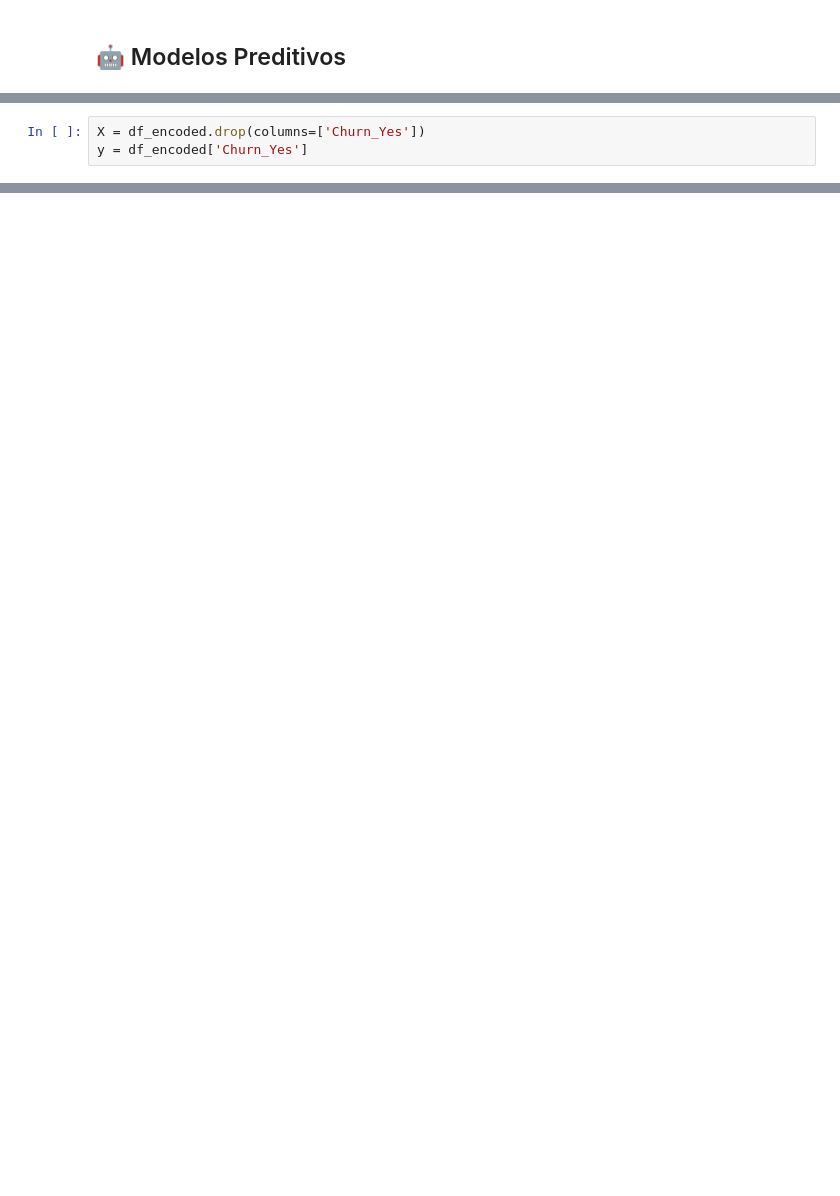
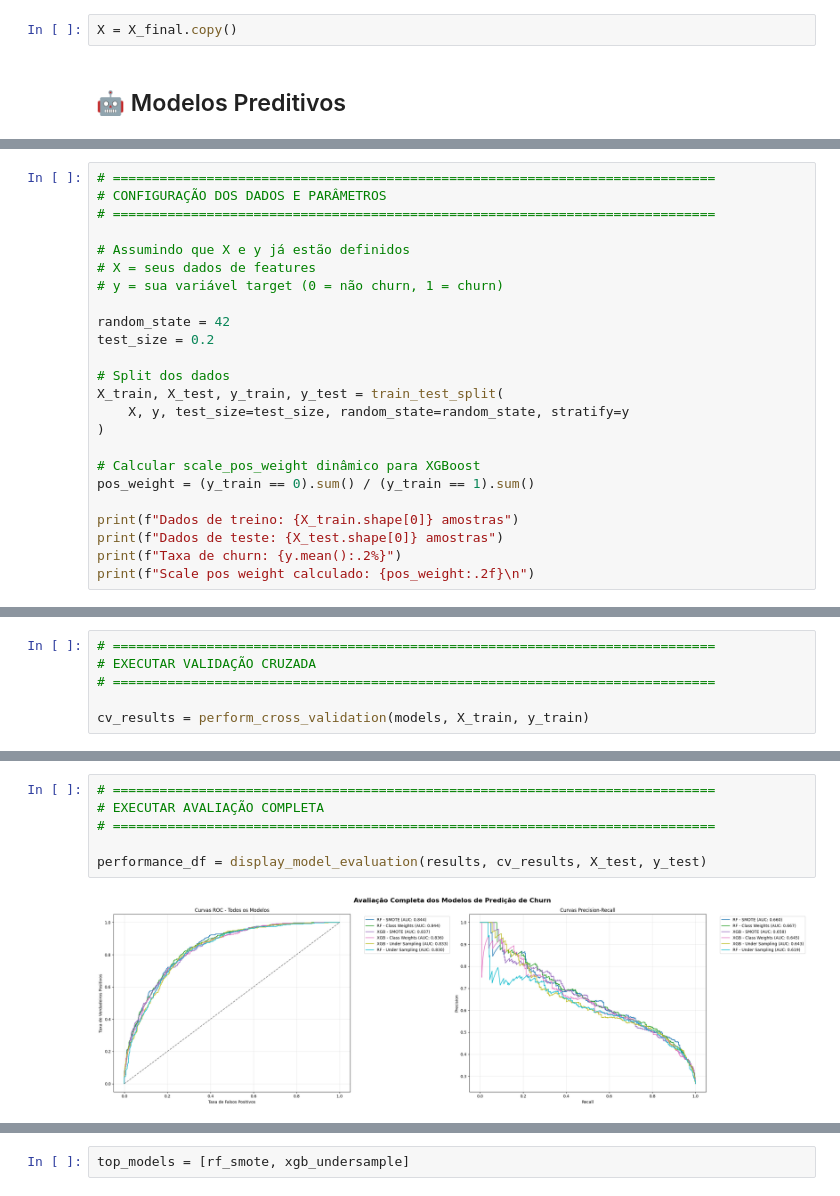
Before and after one commit to LucasEstevesCosta/churn-telecom_x, a Jupyter notebook: analise_telecon_x-pt2 (1).ipynb, the cells around one changed output, grey strips where cells are left out. Cells and saved outputs as stored; diff of their text form; blank space fills up the shorter version.

Commit message:
feature: model creation and analisys

```diff
--- a/analise_telecon_x-pt2 (1).ipynb
+++ b/analise_telecon_x-pt2 (1).ipynb
@@ -456,2 +399,4 @@ dados.head()
+# %%
+X = X_final.copy()
 # %% [markdown]
 ## 🤖 Modelos Preditivos
@@ -469,3 +402,0 @@ from sklearn.metrics import accuracy_score, confusion_matrix, classification_rep
-# %%
-X = df_encoded.drop(columns=['Churn_Yes'])
-y = df_encoded['Churn_Yes']
@@ -530,0 +415,24 @@ print(classification_report(y_test, y_pred_rf))
+# %%
+# =============================================================================
+# CONFIGURAÇÃO DOS DADOS E PARÂMETROS
+# =============================================================================
+
+# Assumindo que X e y já estão definidos
+# X = seus dados de features
+# y = sua variável target (0 = não churn, 1 = churn)
+
+random_state = 42
+test_size = 0.2
+
+# Split dos dados
+X_train, X_test, y_train, y_test = train_test_split(
+    X, y, test_size=test_size, random_state=random_state, stratify=y
+)
+
+# Calcular scale_pos_weight dinâmico para XGBoost
+pos_weight = (y_train == 0).sum() / (y_train == 1).sum()
+
+print(f"Dados de treino: {X_train.shape[0]} amostras")
+print(f"Dados de teste: {X_test.shape[0]} amostras")
+print(f"Taxa de churn: {y.mean():.2%}")
+print(f"Scale pos weight calculado: {pos_weight:.2f}\n")
@@ -530,0 +829,6 @@ print(classification_report(y_test, y_pred_rf))
+# %%
+# =============================================================================
+# EXECUTAR VALIDAÇÃO CRUZADA
+# =============================================================================
+
+cv_results = perform_cross_validation(models, X_train, y_train)
@@ -530,0 +853,8 @@ print(classification_report(y_test, y_pred_rf))
+# %%
+# =============================================================================
+# EXECUTAR AVALIAÇÃO COMPLETA
+# =============================================================================
+
+performance_df = display_model_evaluation(results, cv_results, X_test, y_test)
+# %% [output]
+[figure, added]
@@ -530,0 +880,2 @@ print(classification_report(y_test, y_pred_rf))
+# %%
+top_models = [rf_smote, xgb_undersample]
```
Also changed, not shown: parts of 40 cells of this notebook.
